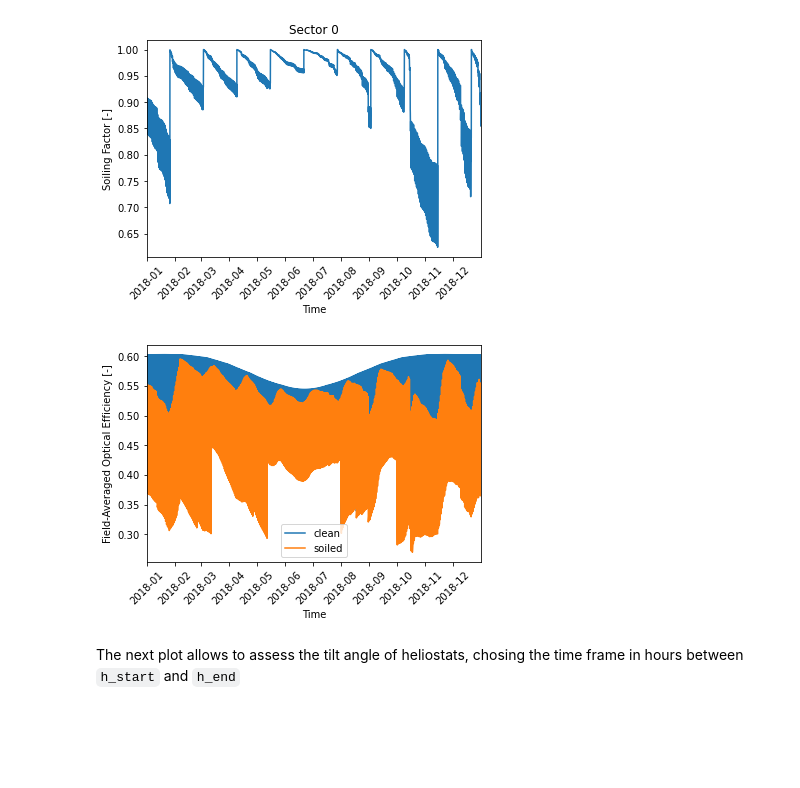
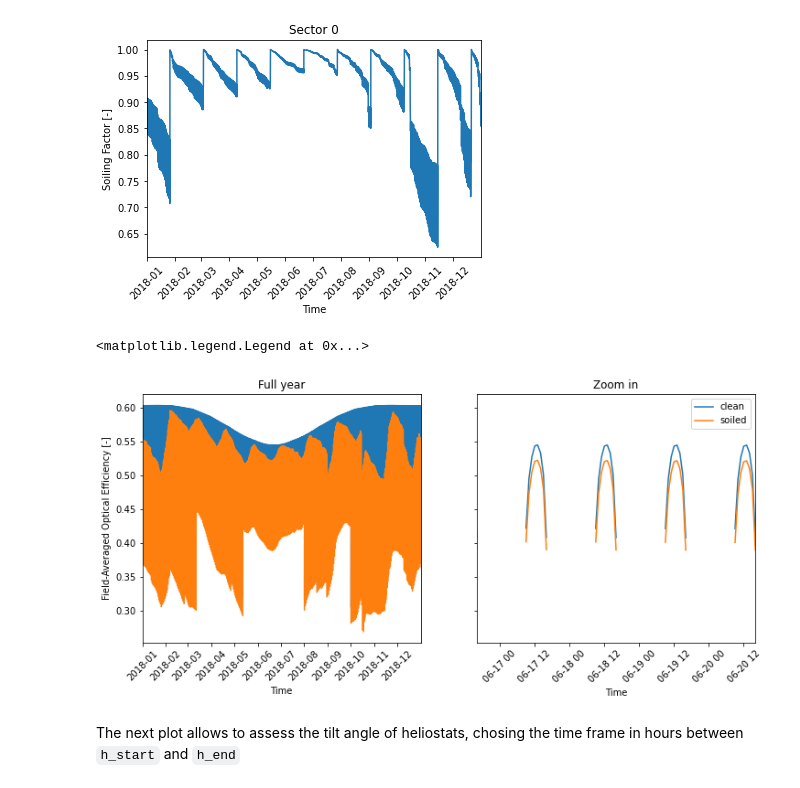
Before and after one commit to cholette/HelioSoil, a Jupyter notebook: demo.ipynb, the cells around one changed output. Drawn from its saved outputs; the diff is of its cells as text; code cells hidden in the pictures; blank space fills up the shorter version.

Commit message:
Minor corrections to README.md and some plot improvements in demo.ipynb.

```diff
--- a/demo.ipynb
+++ b/demo.ipynb
@@ -125,18 +125,36 @@ plt.xticks(rotation=45);
 # %% [output]
 [figure]
 [figure]
-# %%
-# examine optical efficiency - field average
-fig, ax = plt.subplots();
-ax.plot_date(t[imodel.sun.elevation[0]>10],field_average_clean_optical_efficiency[imodel.sun.elevation[0]>10],"-",label='clean')
-ax.plot_date(t[imodel.sun.elevation[0]>10],field_average_soiled_optical_efficiency[imodel.sun.elevation[0]>10],"-",label='soiled')
-ax.set_xlim(t[0],t[-1]);
-ax.set_xlabel("Time");
-ax.set_ylabel("Field-Averaged Optical Efficiency [-]");
-plt.legend();
-plt.xticks(rotation=45);
-# %% [output]
-[figure, removed]
+# %%
+# examine optical efficiency - field average
+t0 = 4000
+t1 = 4000+96 # hours of the year for the zoomed-in plot
+
+# place nans where field is off so that nonsensical efficiencies aren't plotted
+field_off = (imodel.sun.elevation[0]<imodel.sun.stow_angle)
+field_average_clean_optical_efficiency[field_off] = np.nan
+field_average_soiled_optical_efficiency[field_off] = np.nan
+
+fig, ax = plt.subplots(ncols=2,sharey=True,figsize=(12,5));
+ax[0].plot_date(t,field_average_clean_optical_efficiency,"-",label='clean')
+ax[0].plot_date(t,field_average_soiled_optical_efficiency,"-",label='soiled')
+ax[0].set_xlim(t[0],t[-1]);
+ax[0].set_xlabel("Time");
+ax[0].set_ylabel("Field-Averaged Optical Efficiency [-]");
+ax[0].set_title("Full year")
+for label in ax[0].get_xticklabels():
+    label.set(rotation=45)
+
+ax[1].plot_date(t,field_average_clean_optical_efficiency,"-",label='clean')
+ax[1].plot_date(t,field_average_soiled_optical_efficiency,"-",label='soiled')
+ax[1].set_xlim(t[t0],t[t1]);
+ax[1].set_xlabel("Time");
+ax[1].set_title("Zoom in")
+plt.xticks(rotation=45);
+plt.legend()
+# %% [output]
+<matplotlib.legend.Legend at 0x...>
+[figure, added]
 # %% [markdown]
 The next plot allows to assess the tilt angle of heliostats, chosing the time frame in hours between `h_start` and `h_end`
 # %%
```
Also changed, not shown: 1 other file.
